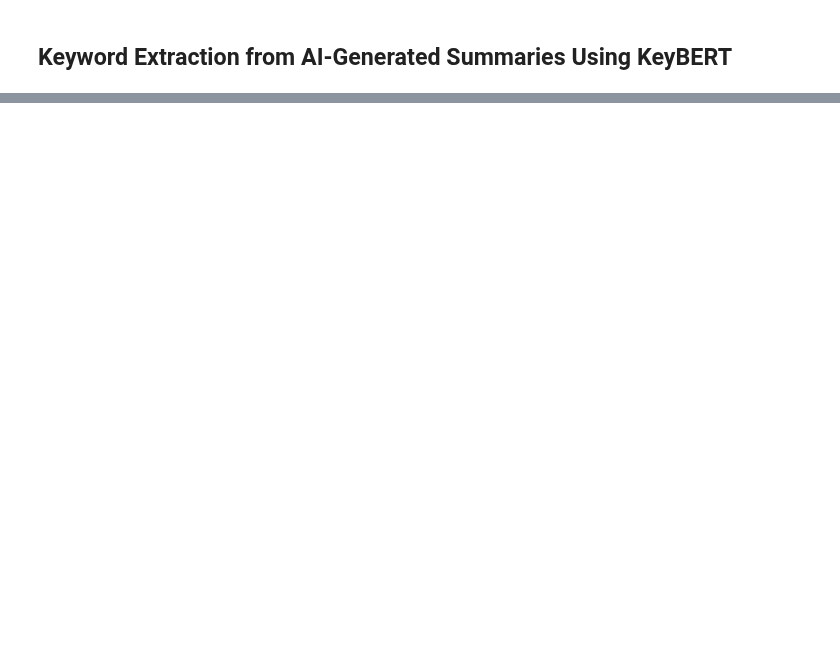
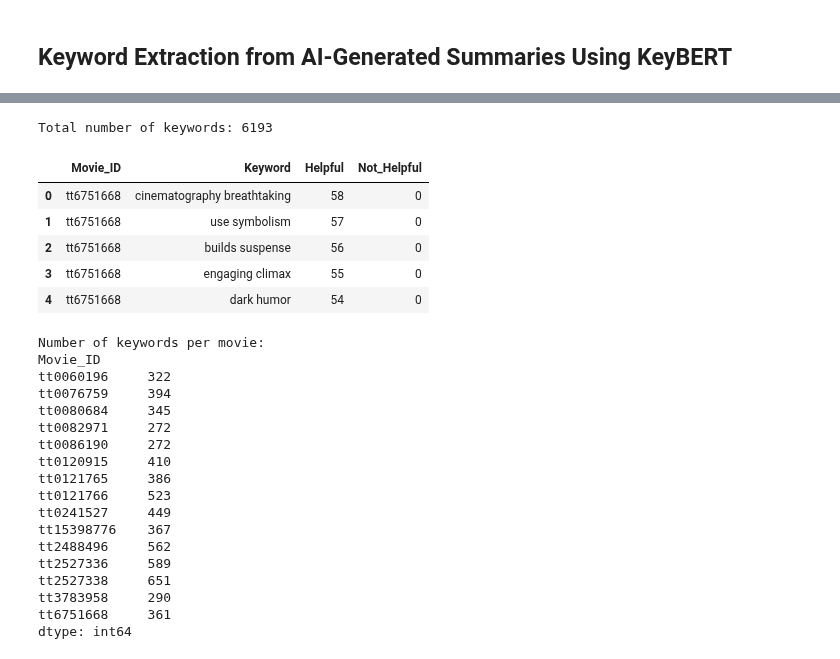
Before and after one commit to Manuele23/DNLP-KeyBert, a Jupyter notebook: Dataset Creation/keywords_summaryIA.ipynb, the cells around one changed output, grey strips where cells are left out. Cells and saved outputs as stored; diff of their text form; code cells hidden in the pictures; blank space fills up the shorter version.

Commit message:
Keywords Ground Truth Complete

```diff
--- a/Dataset Creation/keywords_summaryIA.ipynb
+++ b/Dataset Creation/keywords_summaryIA.ipynb
@@ -143,0 +372,45 @@ Uneven quality: film suffers, uneven quality, standout performances, adam driver
+# %%
+# File path
+file_path = "../Dataset/keywords_ground_truth.pkl"
+
+# Load data
+with open(file_path, 'rb') as file:
+    keywords_df = pickle.load(file)
+
+# Total number of keywords
+total_keywords = len(keywords_df)
+print(f"Total number of keywords: {total_keywords}\n")
+
+# Display the first few rows
+display(keywords_df.head())
+
+# Count number of keywords per movie
+print("\nNumber of keywords per movie:")
+keywords_per_movie = keywords_df.groupby("Movie_ID").size()
+print(keywords_per_movie)
+# %% [output]
+Total number of keywords: 6193
+|  | Movie_ID | Keyword | Helpful | Not_Helpful |
+| 0 | tt6751668 | cinematography breathtaking | 58 | 0 |
+| 1 | tt6751668 | use symbolism | 57 | 0 |
+| 2 | tt6751668 | builds suspense | 56 | 0 |
+| 3 | tt6751668 | engaging climax | 55 | 0 |
+| 4 | tt6751668 | dark humor | 54 | 0 |
+Number of keywords per movie:
+Movie_ID
+tt0060196     322
+tt0076759     394
+tt0080684     345
+tt0082971     272
+tt0086190     272
+tt0120915     410
+tt0121765     386
+tt0121766     523
+tt0241527     449
+tt15398776    367
+tt2488496     562
+tt2527336     589
+tt2527338     651
+tt3783958     290
+tt6751668     361
+dtype: int64
```
Also changed, not shown: parts of 14 cells of this notebook, 2 other files.
